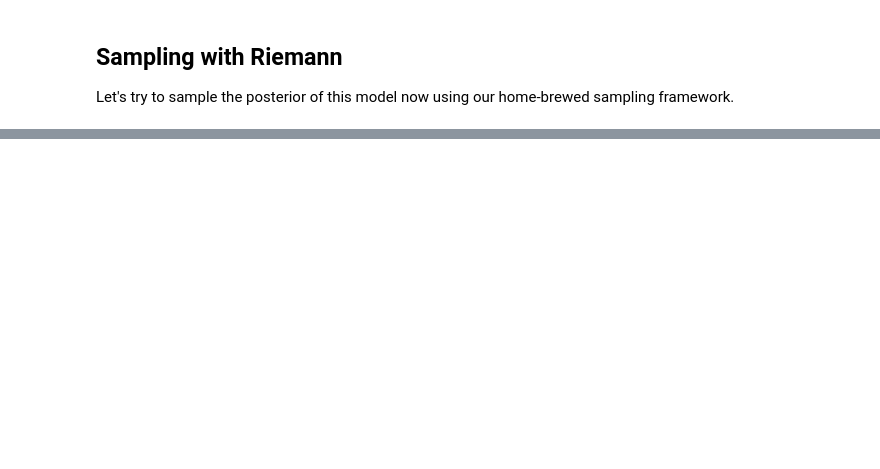
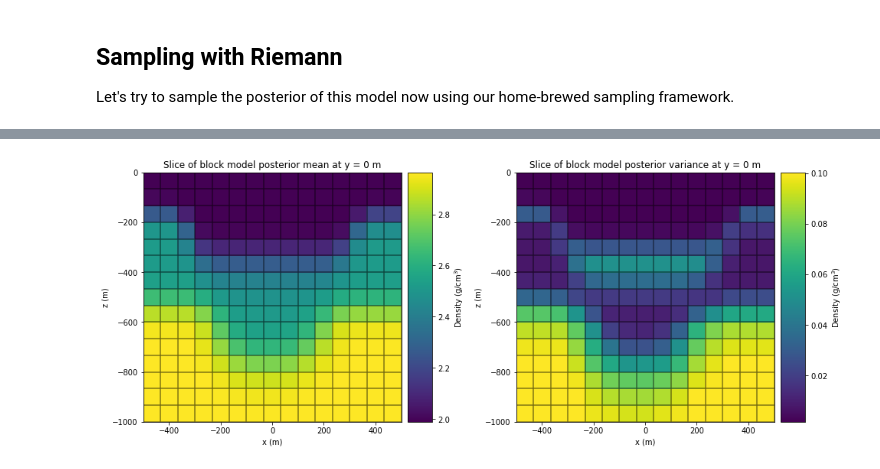
Before and after one commit to rscalzo/blockworlds, a Jupyter notebook: blockworlds/implicit.ipynb, the cells around one changed output, grey strips where cells are left out. Saved outputs shown, nothing was run; the diff lists cells and outputs as text; code cells hidden in the pictures; blank space fills up the shorter version.

```diff
--- a/blockworlds/implicit.ipynb
+++ b/blockworlds/implicit.ipynb
@@ -254,0 +360,27 @@ Okay, well, that's sort of where we are right now.  Oddly, it doesn't seem like
+# %%
+thin = int(tau)
+r = fwdmodel.mesh.gridCC
+geoshape = fwdmodel.gfunc(r, h).shape
+geovox1 = np.zeros(geoshape)
+geovox2 = np.zeros(geoshape)
+Nthin = len(chain[::thin])
+for theta in chain[::thin]:
+    history.deserialize(theta)
+    g = fwdmodel.gfunc(r, h)
+    geovox1 += g
+    geovox2 += g*g
+gmu = geovox1/Nthin
+gvar = geovox2/Nthin - gmu*gmu
+
+plt.figure(figsize=(16,6))
+ax1 = plt.subplot(1,2,1)
+fwdmodel.voxmodel = gmu
+fwdmodel.plot_model_slice(ax=ax1)
+plt.title("Slice of block model posterior mean at y = 0 m")
+ax2 = plt.subplot(1,2,2)
+fwdmodel.voxmodel = gvar
+fwdmodel.plot_model_slice(ax=ax2)
+plt.title("Slice of block model posterior variance at y = 0 m")
+plt.show()
+# %% [output]
+[figure, added]
```
Also changed, not shown: parts of 20 cells of this notebook.
